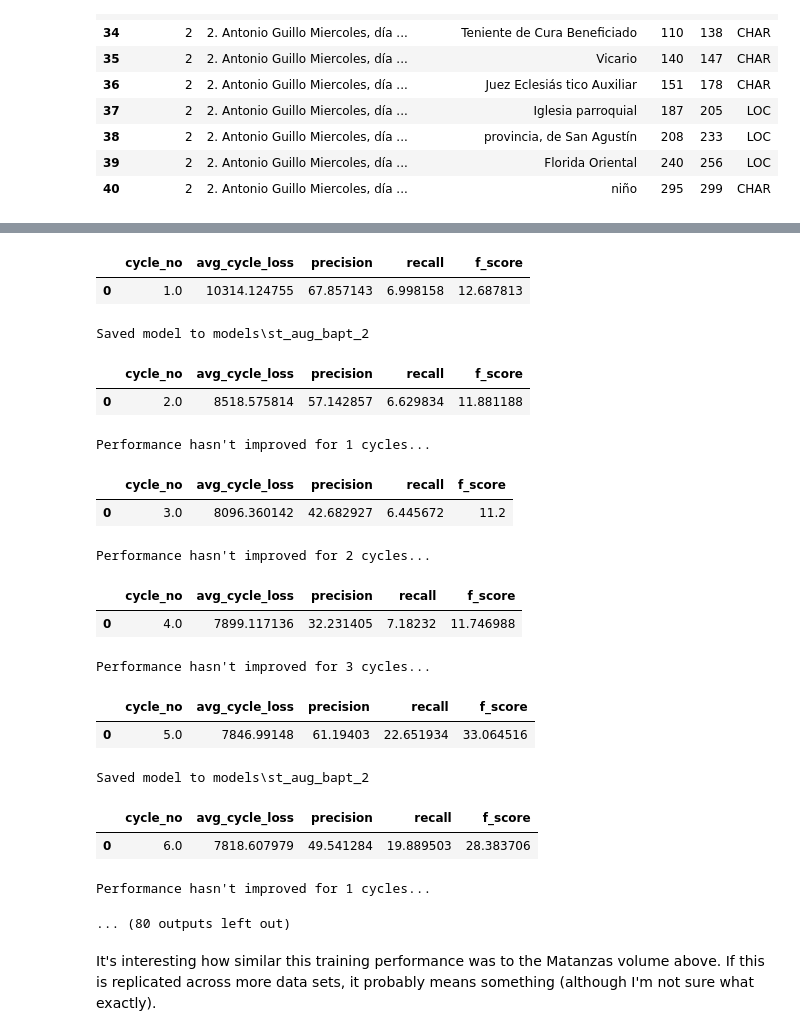
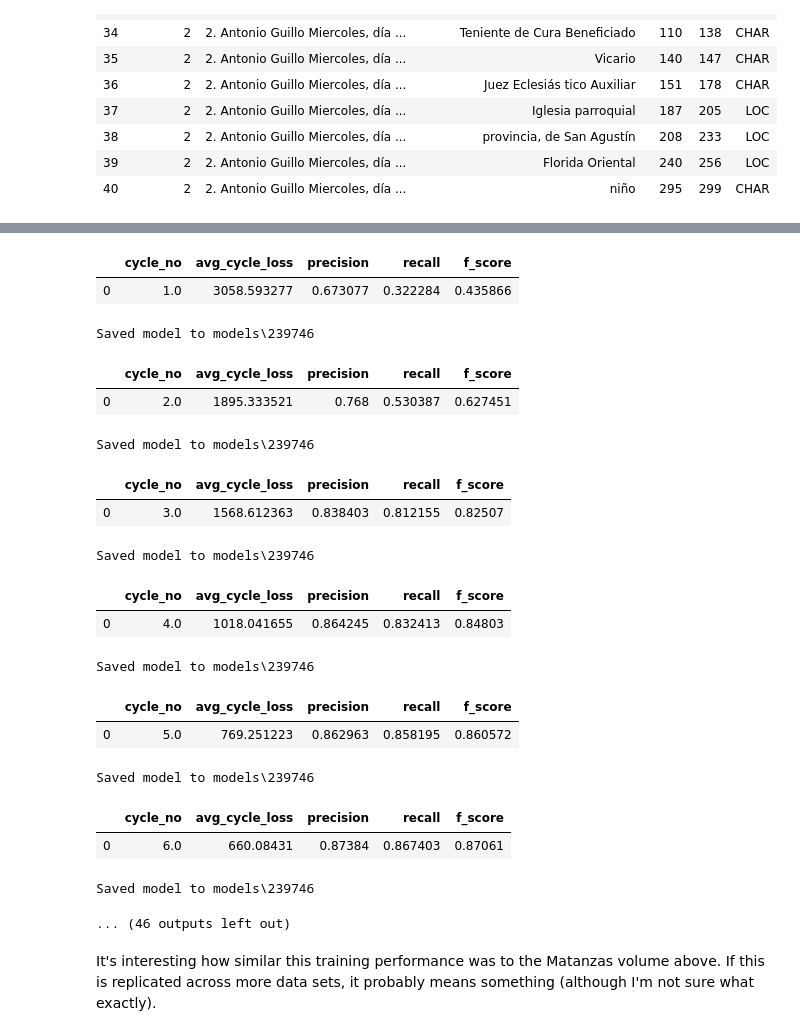
Before and after one commit to slavesocieties/ssda-nlp, a Jupyter notebook: 61-prodigy-output-training-demo.ipynb, the cells around one changed output, grey strips where cells are left out. Drawn from its saved outputs; the diff is of its cells as text; code cells hidden in the pictures.

```diff
--- a/61-prodigy-output-training-demo.ipynb
+++ b/61-prodigy-output-training-demo.ipynb
@@ -114,7 +114,7 @@ Saved model to models\mat_baut_1
 # %%
 #no_test
 
-collated_df = prodigy_output_to_collated_df("transcriptions/st_aug_bapt_1793_1807_annot.jsonl")
+collated_df = prodigy_output_to_collated_df("transcriptions/239746_annot.jsonl")
 
 # Split data
 train_df, valid_df, test_df = split_data_grp(collated_df, prop_train = 0.7, prop_validation = 0.2, grp_var = 'entry_no', seed=seed)
@@ -161,40 +161,40 @@ train_spacy[:2]
 # %%
 #no_test
 
 #if you want the same model everytime:
 #random.seed(seed)
 #fix_random_seed(seed)
 
 #spacy parameters
 cping = {'start':16, 'end':32, 'cp_rate':1.05}
 solves = {'learn_rate':0.001}
 dpout = 0.6
-save_mdir = 'models/st_aug_bapt_2'
+save_mdir = 'models/239746'
 
 #load model from pretrained
 nlp_model = load_model('es_core_news_md')
 
 nlp_model, perf_df = model_meta_training(nlp_model, train_spacy, valid_df, verbose=True, save_dir = save_mdir,
                                          n_iter=10, solver_params=solves, compound_params=cping, dropout=dpout)
 # %% [output]
 |  | cycle_no | avg_cycle_loss | precision | recall | f_score |
-| 0 | 1.0 | 10314.124755 | 67.857143 | 6.998158 | 12.687813 |
+| 0 | 1.0 | 3058.593277 | 0.673077 | 0.322284 | 0.435866 |
-Saved model to models\st_aug_bapt_2
+Saved model to models\239746
 |  | cycle_no | avg_cycle_loss | precision | recall | f_score |
-| 0 | 2.0 | 8518.575814 | 57.142857 | 6.629834 | 11.881188 |
+| 0 | 2.0 | 1895.333521 | 0.768 | 0.530387 | 0.627451 |
-Performance hasn't improved for 1 cycles...
+Saved model to models\239746
 |  | cycle_no | avg_cycle_loss | precision | recall | f_score |
-| 0 | 3.0 | 8096.360142 | 42.682927 | 6.445672 | 11.2 |
+| 0 | 3.0 | 1568.612363 | 0.838403 | 0.812155 | 0.82507 |
-Performance hasn't improved for 2 cycles...
+Saved model to models\239746
 |  | cycle_no | avg_cycle_loss | precision | recall | f_score |
-| 0 | 4.0 | 7899.117136 | 32.231405 | 7.18232 | 11.746988 |
+| 0 | 4.0 | 1018.041655 | 0.864245 | 0.832413 | 0.84803 |
-Performance hasn't improved for 3 cycles...
+Saved model to models\239746
 |  | cycle_no | avg_cycle_loss | precision | recall | f_score |
-| 0 | 5.0 | 7846.99148 | 61.19403 | 22.651934 | 33.064516 |
+| 0 | 5.0 | 769.251223 | 0.862963 | 0.858195 | 0.860572 |
-Saved model to models\st_aug_bapt_2
+Saved model to models\239746
 |  | cycle_no | avg_cycle_loss | precision | recall | f_score |
-| 0 | 6.0 | 7818.607979 | 49.541284 | 19.889503 | 28.383706 |
+| 0 | 6.0 | 660.08431 | 0.87384 | 0.867403 | 0.87061 |
-Performance hasn't improved for 1 cycles...
+Saved model to models\239746
-... (80 outputs left out)
+... (46 outputs left out)
 # %% [markdown]
 It's interesting how similar this training performance was to the Matanzas volume above. If this is replicated across more data sets, it probably means something (although I'm not sure what exactly).
```
Also changed, not shown: parts of 2 cells of this notebook, 58 other files.
